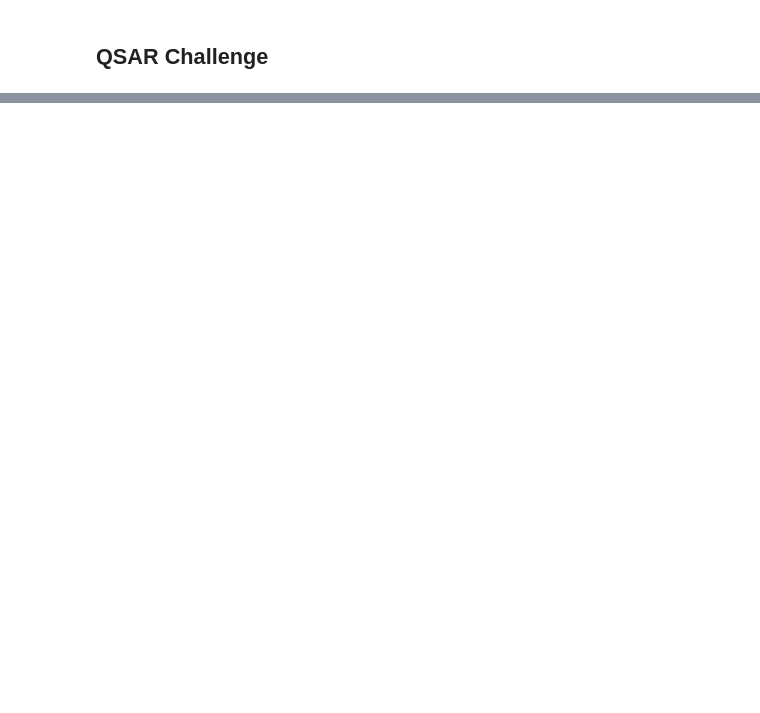
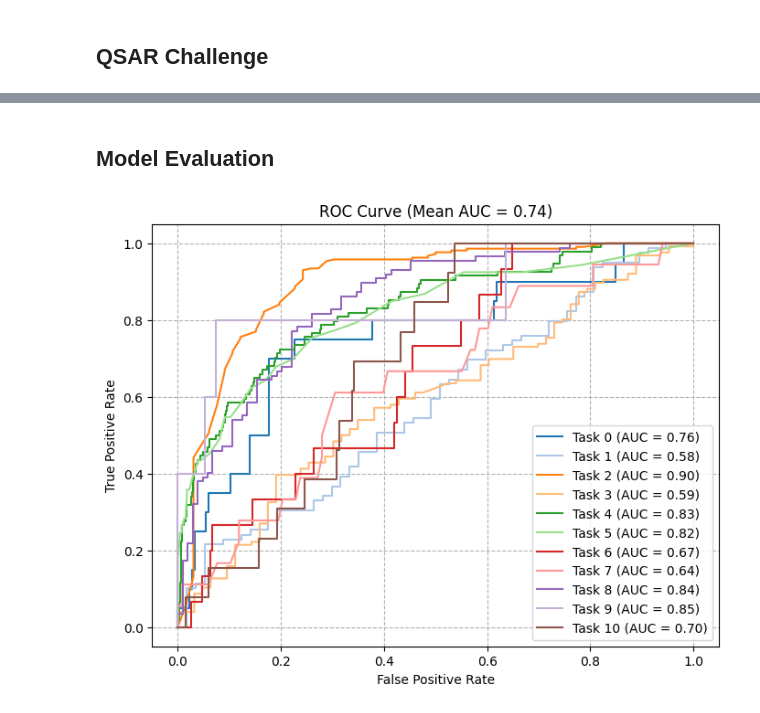
Before and after one commit to meier108/MasterAI_2, a Jupyter notebook: AI_Life_Sciences/QSAR/QSAR.ipynb, the cells around one changed output, grey strips where cells are left out. Cells and saved outputs as stored; diff of their text form; code cells hidden in the pictures; blank space fills up the shorter version.

```diff
--- a/AI_Life_Sciences/QSAR/QSAR.ipynb
+++ b/AI_Life_Sciences/QSAR/QSAR.ipynb
@@ -102,0 +128,29 @@ pd.DataFrame(y_hat_probability)
+# %% [markdown]
+## Model Evaluation
+# %%
+from sklearn.metrics import roc_curve, auc, RocCurveDisplay
+
+sns.set_palette('tab20', plt.cm.tab20.N)
+
+def plot_roc(target, prediction):
+    fig, ax = plt.subplots(figsize=(8, 6))
+    aucs = []
+    for i in range(target.shape[1]):
+        y_prediction = prediction[:, i]
+        y_target = target[:, i]
+        idx = ~np.isnan(y_target) & (y_target != 0) # Mask out unknown values
+        fpr, tpr, thresholds = roc_curve(y_target[idx], y_prediction[idx])
+        roc_auc = auc(fpr, tpr)
+        aucs.append(roc_auc)
+        ax.plot(fpr, tpr, label=f'Task {i} (AUC = {roc_auc:.2f})')
+
+    ax.set_xlabel('False Positive Rate')
+    ax.set_ylabel('True Positive Rate')
+    ax.set_title('ROC Curve (Mean AUC = {:.2f})'.format(np.mean(aucs)))
+    ax.legend()
+    ax.grid(linestyle='--')
+    plt.show()
+
+plot_roc(Y_test, y_hat_probability)
+# %% [output]
+[figure, added]
```
Also changed, not shown: parts of 6 cells of this notebook, 8 other files.
